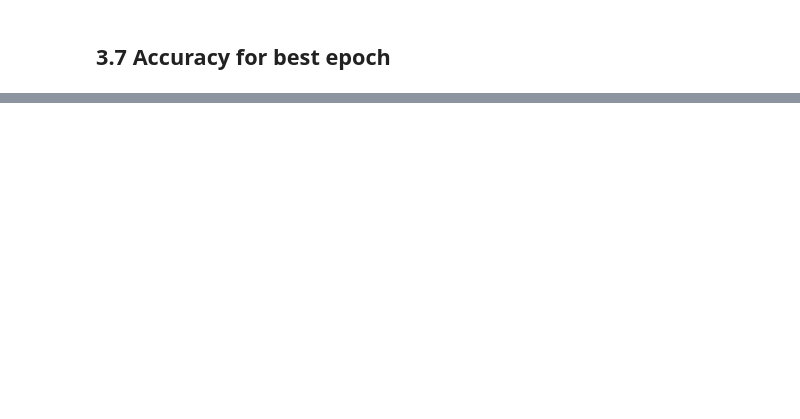
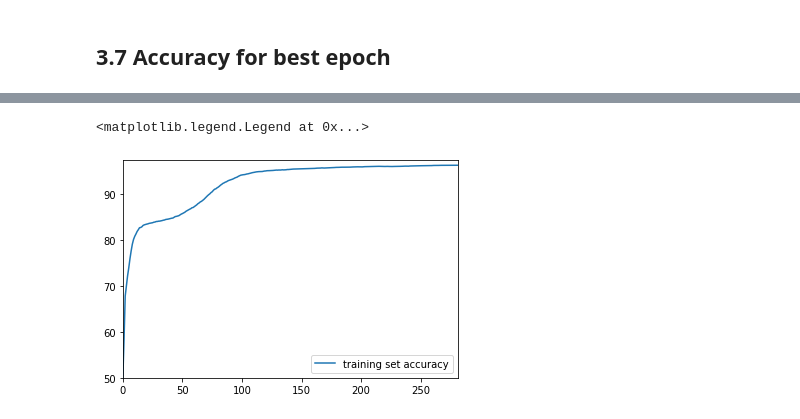
Before and after one commit to adamnpeace/comp90-cw1, a Jupyter notebook: q3/q3-ksenia.ipynb, the cells around one changed output, grey strips where cells are left out. Saved outputs shown, nothing was run; the diff lists cells and outputs as text; code cells hidden in the pictures; blank space fills up the shorter version.

```diff
--- a/q3/q3-ksenia.ipynb
+++ b/q3/q3-ksenia.ipynb
@@ -365,0 +368,7 @@ Accuracy on validation set = 95.3
+# %%
+plt.axis([0, epoch-19, min(accuracy_training), max(accuracy_training) + 1])
+plt.plot(accuracy_training, label='training set accuracy')
+plt.legend(loc='lower right')
+# %% [output]
+<matplotlib.legend.Legend at 0x...>
+[figure, added]
```
Also changed, not shown: parts of 15 cells of this notebook.
